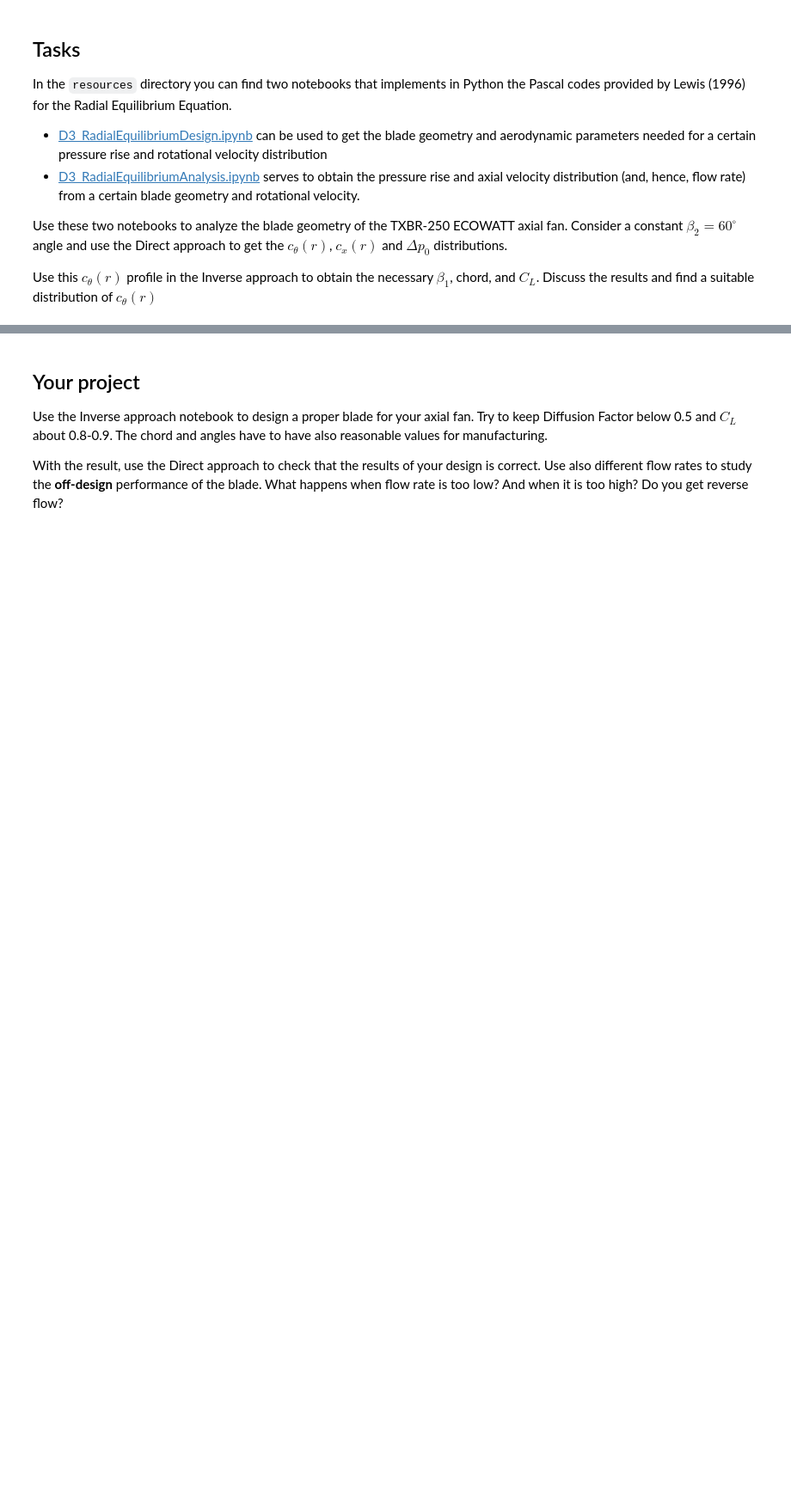
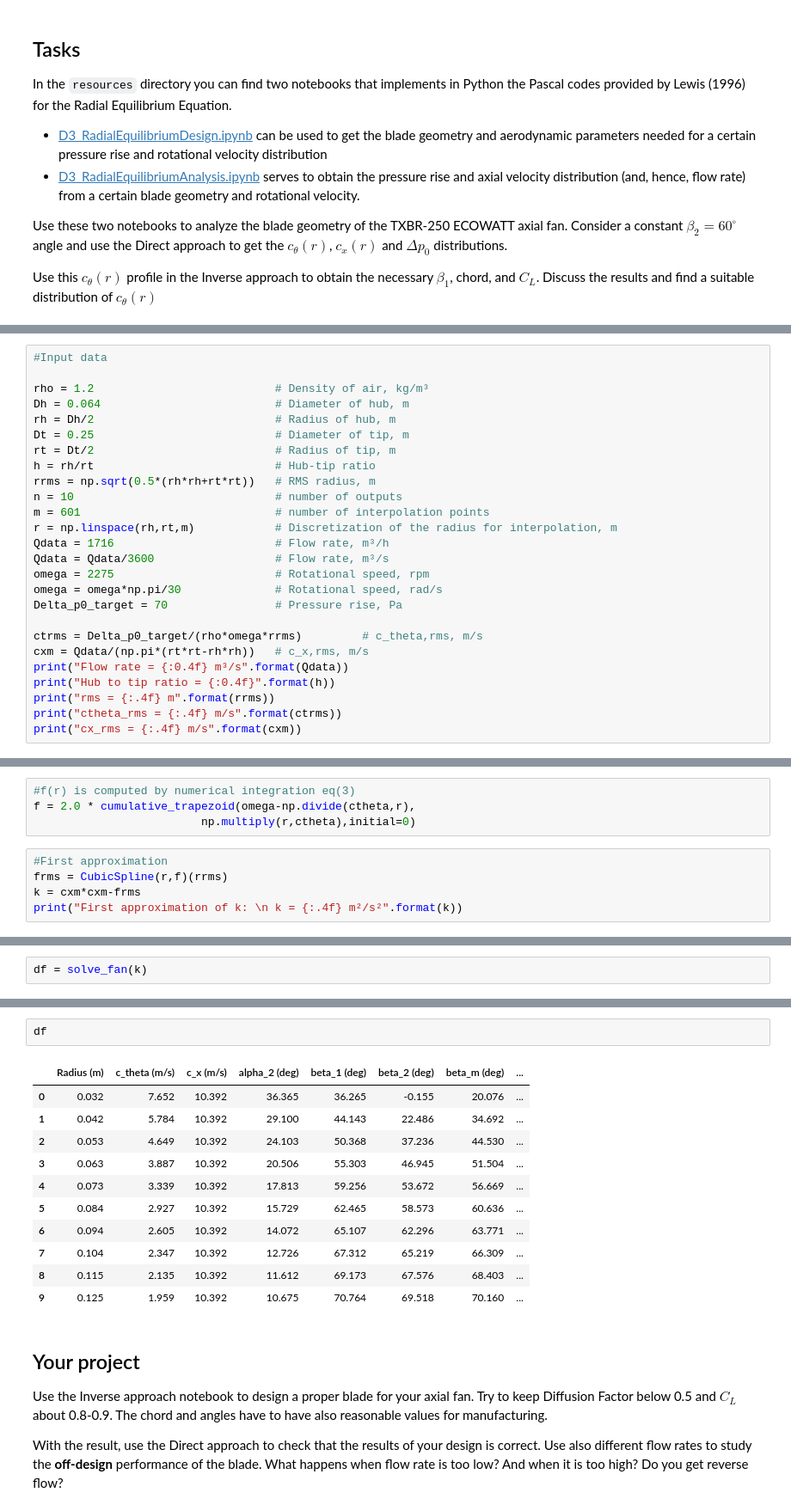
Before and after one commit to UPC-Carreta/AdvancedFluidDynamicDesign-AxialFan_Guillem, a Jupyter notebook: 1_Design/D3_radial_equilibrium_equation_Guillem.ipynb, the cells around one changed output, grey strips where cells are left out. Shown at 86% size. Saved outputs shown, nothing was run; the diff lists cells and outputs as text; blank space fills up the shorter version.

```diff
--- a/1_Design/D3_radial_equilibrium_equation_Guillem.ipynb
+++ b/1_Design/D3_radial_equilibrium_equation_Guillem.ipynb
@@ -113,0 +121,26 @@ distribution of $c_\theta(r)$
+# %%
+#Input data
+
+rho = 1.2                           # Density of air, kg/m³
+Dh = 0.064                          # Diameter of hub, m
+rh = Dh/2                           # Radius of hub, m
+Dt = 0.25                           # Diameter of tip, m
+rt = Dt/2                           # Radius of tip, m
+h = rh/rt                           # Hub-tip ratio
+rrms = np.sqrt(0.5*(rh*rh+rt*rt))   # RMS radius, m
+n = 10                              # number of outputs
+m = 601                             # number of interpolation points
+r = np.linspace(rh,rt,m)            # Discretization of the radius for interpolation, m
+Qdata = 1716                        # Flow rate, m³/h
+Qdata = Qdata/3600                  # Flow rate, m³/s
+omega = 2275                        # Rotational speed, rpm
+omega = omega*np.pi/30              # Rotational speed, rad/s
+Delta_p0_target = 70                # Pressure rise, Pa
+
+ctrms = Delta_p0_target/(rho*omega*rrms)         # c_theta,rms, m/s
+cxm = Qdata/(np.pi*(rt*rt-rh*rh))   # c_x,rms, m/s
+print("Flow rate = {:0.4f} m³/s".format(Qdata))
+print("Hub to tip ratio = {:0.4f}".format(h))
+print("rms = {:.4f} m".format(rrms))
+print("ctheta_rms = {:.4f} m/s".format(ctrms))
+print("cx_rms = {:.4f} m/s".format(cxm))
@@ -113,0 +191,9 @@ distribution of $c_\theta(r)$
+# %%
+#f(r) is computed by numerical integration eq(3)
+f = 2.0 * cumulative_trapezoid(omega-np.divide(ctheta,r),
+                         np.multiply(r,ctheta),initial=0)
+# %%
+#First approximation
+frms = CubicSpline(r,f)(rrms)
+k = cxm*cxm-frms
+print("First approximation of k: \n k = {:.4f} m²/s²".format(k))
@@ -113,0 +290,2 @@ distribution of $c_\theta(r)$
+# %%
+df = solve_fan(k)
@@ -114,3 +299,17 @@ distribution of $c_\theta(r)$
+# %%
+df
+# %% [output]
+|  | Radius (m) | c_theta (m/s) | c_x (m/s) | alpha_2 (deg) | beta_1 (deg) | beta_2 (deg) | beta_m (deg) | ... |
+| 0 | 0.032 | 7.652 | 10.392 | 36.365 | 36.265 | -0.155 | 20.076 | ... |
+| 1 | 0.042 | 5.784 | 10.392 | 29.100 | 44.143 | 22.486 | 34.692 | ... |
+| 2 | 0.053 | 4.649 | 10.392 | 24.103 | 50.368 | 37.236 | 44.530 | ... |
+| 3 | 0.063 | 3.887 | 10.392 | 20.506 | 55.303 | 46.945 | 51.504 | ... |
+| 4 | 0.073 | 3.339 | 10.392 | 17.813 | 59.256 | 53.672 | 56.669 | ... |
+| 5 | 0.084 | 2.927 | 10.392 | 15.729 | 62.465 | 58.573 | 60.636 | ... |
+| 6 | 0.094 | 2.605 | 10.392 | 14.072 | 65.107 | 62.296 | 63.771 | ... |
+| 7 | 0.104 | 2.347 | 10.392 | 12.726 | 67.312 | 65.219 | 66.309 | ... |
+| 8 | 0.115 | 2.135 | 10.392 | 11.612 | 69.173 | 67.576 | 68.403 | ... |
+| 9 | 0.125 | 1.959 | 10.392 | 10.675 | 70.764 | 69.518 | 70.160 | ... |
 # %% [markdown]
 ## Your project
 
```
Also changed, not shown: parts of 7 cells of this notebook, 2 other files.
